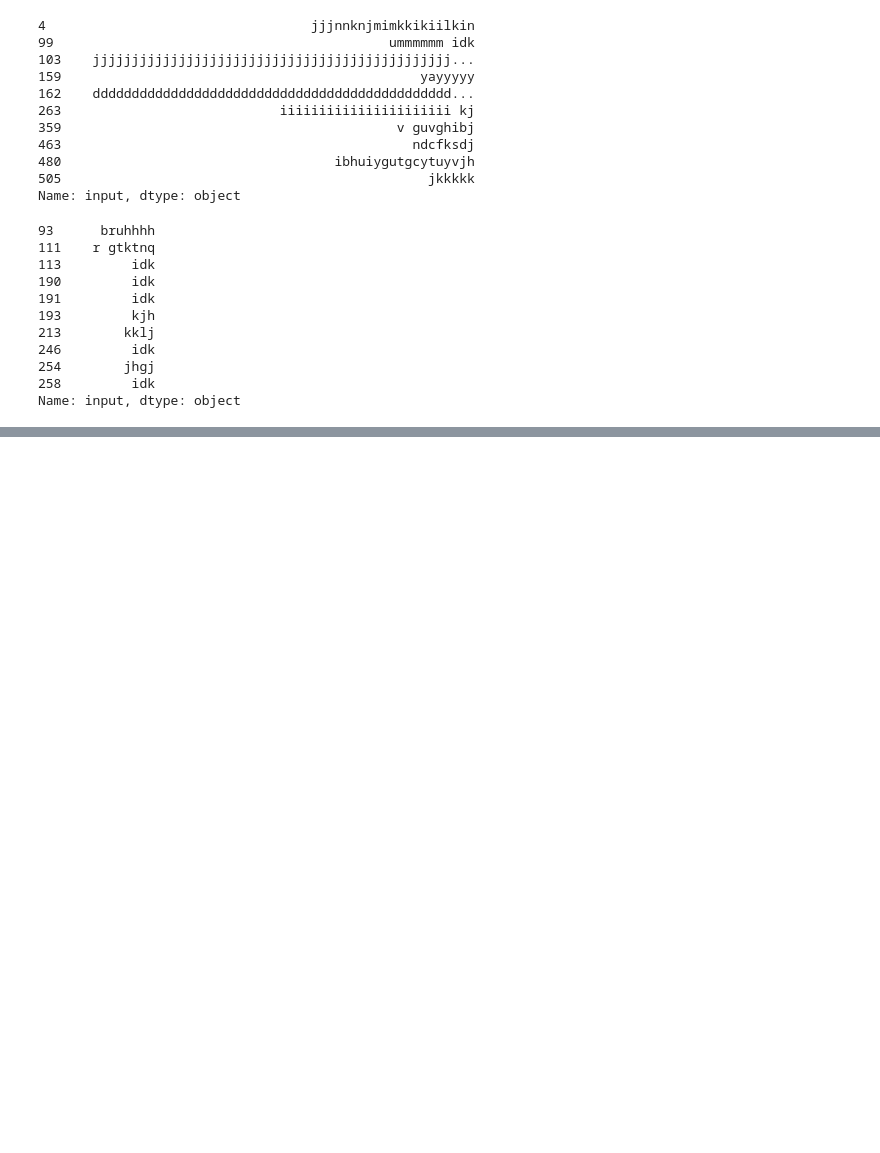
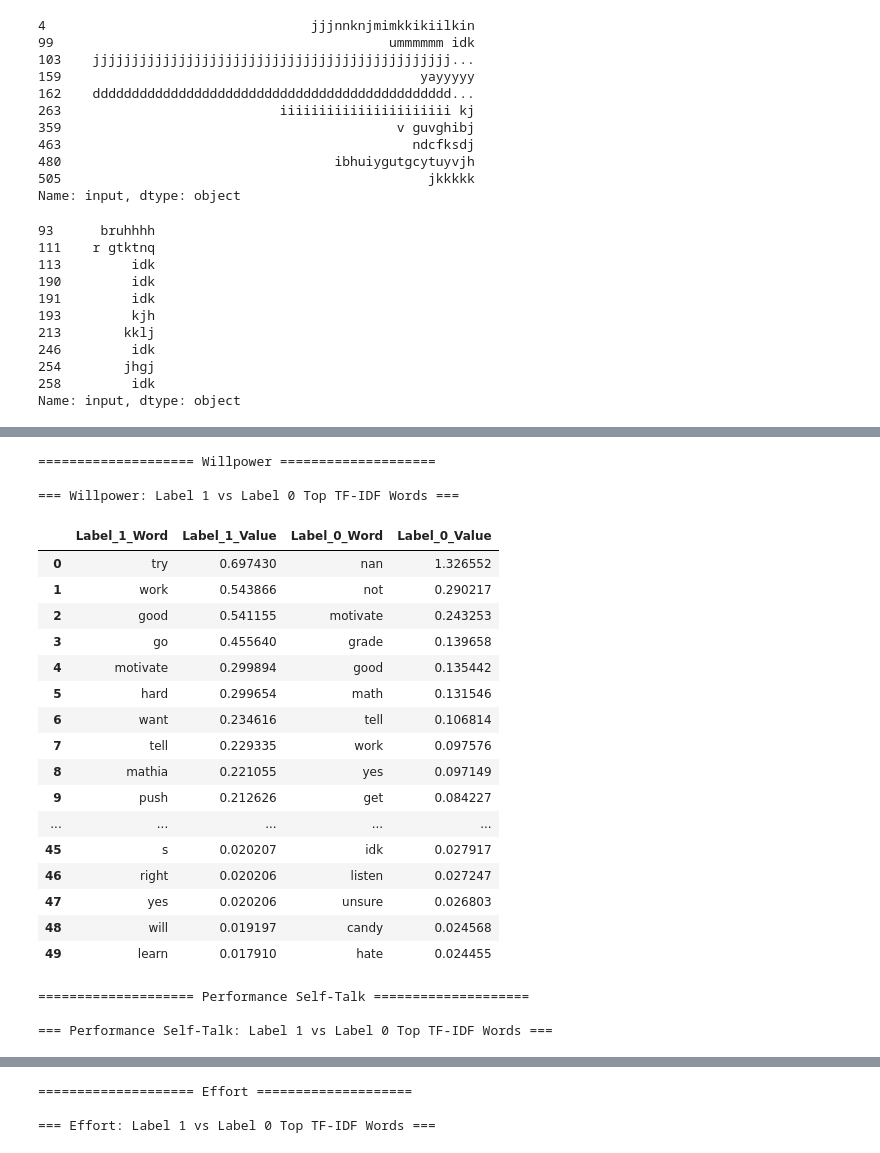
Before and after one commit to YBao7/NLP_Project, a Jupyter notebook: Semantic Similarity Assignment Code.ipynb, the cells around one changed output, grey strips where cells are left out. Saved outputs shown, nothing was run; the diff lists cells and outputs as text; code cells hidden in the pictures; blank space fills up the shorter version.

```diff
--- a/Semantic Similarity Assignment Code.ipynb
+++ b/Semantic Similarity Assignment Code.ipynb
@@ -216,7 +218,0 @@ tfidf_df
-# %%
-# Force both objects to use the same simple index 0..N-1
-text_df_filtered = text_df_filtered.reset_index(drop=True)
-tfidf_df = tfidf_df.reset_index(drop=True)
-
-# now they share the same index
-assert all(text_df_filtered.index == tfidf_df.index)
@@ -626,11 +337,0 @@ for code in codes:
-# %%
-pos, neg = get_positive_negative_features(clf_red, X_red)
-
-reduced_results[code] = {
-    'clf_reduced': clf_red,
-    'X_red': X_red,
-    'X_bal': X_bal,         # balanced TF-IDF rows
-    'y_bal': y_bal,         # 0/1 labels for this code
-    'pos_features': list(pos.index),
-    'neg_features': list(neg.index)
-}
@@ -636,0 +381,51 @@ reduced_results[code] = {
+# %%
+side_by_side_tables = {}
+
+# whatever your code list is called
+# e.g., codes = ["Willpower", "Performance Self-Talk", "Effort"]
+for code in codes:
+    print(f"\n\n==================== {code} ====================")
+
+    # Get pos/neg from TF-IDF by label instead of logistic coefficients
+    pos, neg = get_positive_negative_features_from_tfidf(
+        code_col=code,
+        text_df_filtered=text_df_filtered,
+        tfidf_df=tfidf_df,
+        top_n=50
+    )
+
+    # Initialize entry if not already in reduced_results
+    if code not in reduced_results:
+        reduced_results[code] = {}
+
+    # store the word lists for later spaCy similarity (or anything else)
+    reduced_results[code]['pos_features'] = list(pos.index)
+    reduced_results[code]['neg_features'] = list(neg.index)
+
+    # produce and display table
+    table = make_side_by_side_table(pos, neg, code)
+    side_by_side_tables[code] = table
+# %% [output]
+==================== Willpower ====================
+
+=== Willpower: Label 1 vs Label 0 Top TF-IDF Words ===
+|  | Label_1_Word | Label_1_Value | Label_0_Word | Label_0_Value |
+| 0 | try | 0.697430 | nan | 1.326552 |
+| 1 | work | 0.543866 | not | 0.290217 |
+| 2 | good | 0.541155 | motivate | 0.243253 |
+| 3 | go | 0.455640 | grade | 0.139658 |
+| 4 | motivate | 0.299894 | good | 0.135442 |
+| 5 | hard | 0.299654 | math | 0.131546 |
+| 6 | want | 0.234616 | tell | 0.106814 |
+| 7 | tell | 0.229335 | work | 0.097576 |
+| 8 | mathia | 0.221055 | yes | 0.097149 |
+| 9 | push | 0.212626 | get | 0.084227 |
+| ... | ... | ... | ... | ... |
+| 45 | s | 0.020207 | idk | 0.027917 |
+| 46 | right | 0.020206 | listen | 0.027247 |
+| 47 | yes | 0.020206 | unsure | 0.026803 |
+| 48 | will | 0.019197 | candy | 0.024568 |
+| 49 | learn | 0.017910 | hate | 0.024455 |
+==================== Performance Self-Talk ====================
+
+=== Performance Self-Talk: Label 1 vs Label 0 Top TF-IDF Words ===
@@ -636,0 +449,3 @@ reduced_results[code] = {
+==================== Effort ====================
+
+=== Effort: Label 1 vs Label 0 Top TF-IDF Words ===
```
Also changed, not shown: parts of 19 cells of this notebook, 1 other file.
